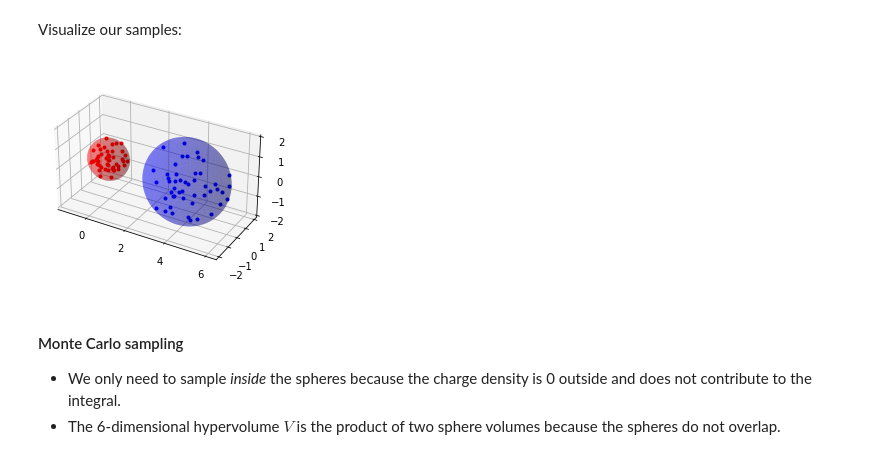
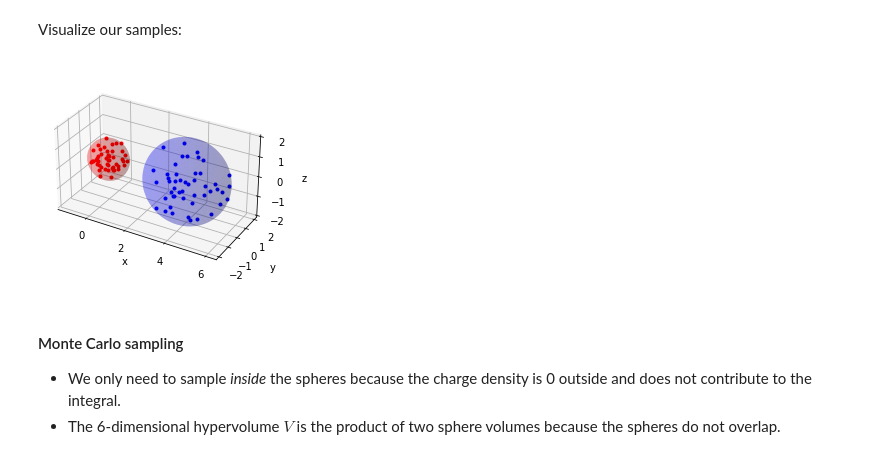
Before and after one commit to Py4Phy/PHY432-resources, a Jupyter notebook: 17_MonteCarlo/montecarlo_integration.ipynb, the cells around one changed output. Saved outputs shown, nothing was run; the diff lists cells and outputs as text; code cells hidden in the pictures.

```diff
--- a/17_MonteCarlo/montecarlo_integration.ipynb
+++ b/17_MonteCarlo/montecarlo_integration.ipynb
@@ -255,29 +260,30 @@ Visualize our samples:
 # %%
 X1,Y1,Z1 = sample(r1_values, R1).T
 X2,Y2,Z2 = sample(r2_values, R2).T
 X2 += d
 
 fig = plt.figure()
 ax = fig.add_subplot(projection='3d')
 ax.plot(X1, Y1, Z1, 'r.')
 ax.plot(X2, Y2, Z2, 'b.')
 
 # plot sphere in 3d (from https://stackoverflow.com/a/63708529)
 u, v = np.mgrid[0:2*np.pi:50j, 0:np.pi:50j]
 x1 = R1*np.cos(u)*np.sin(v)
 y1 = R1*np.sin(u)*np.sin(v)
 z1 = R1*np.cos(v)
 
 x2 = R2*np.cos(u)*np.sin(v) + d
 y2 = R2*np.sin(u)*np.sin(v)
 z2 = R2*np.cos(v)
 
-ax.plot_surface(x1, y1, z1, color="red", alpha=0.3);
-ax.plot_surface(x2, y2, z2, color="blue", alpha=0.3);
+ax.plot_surface(x1, y1, z1, color="red", alpha=0.2);
+ax.plot_surface(x2, y2, z2, color="blue", alpha=0.2);
 
 ax.set_box_aspect((np.ptp(np.concatenate([X1, X2])), np.ptp(np.concatenate([Y1, Y2])), np.ptp(np.concatenate([Z1, Z2]))))
+ax.set(xlabel="x", ylabel="y", zlabel="z");
 # %% [output]
-[figure, old version]
+[figure, new version]
 # %% [markdown]
 #### Monte Carlo sampling
 
```
Also changed, not shown: parts of 7 cells of this notebook, 1 other file.
